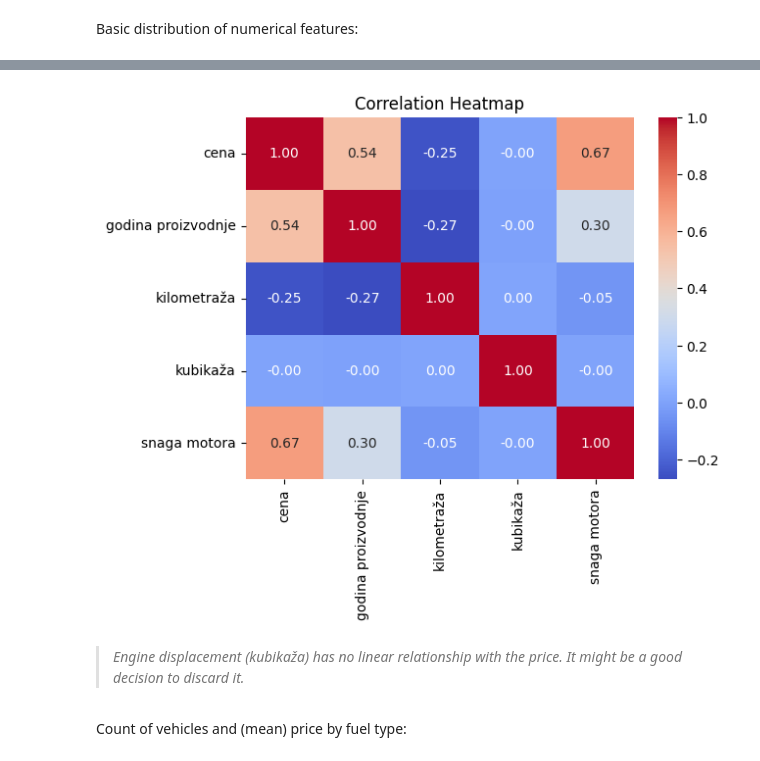
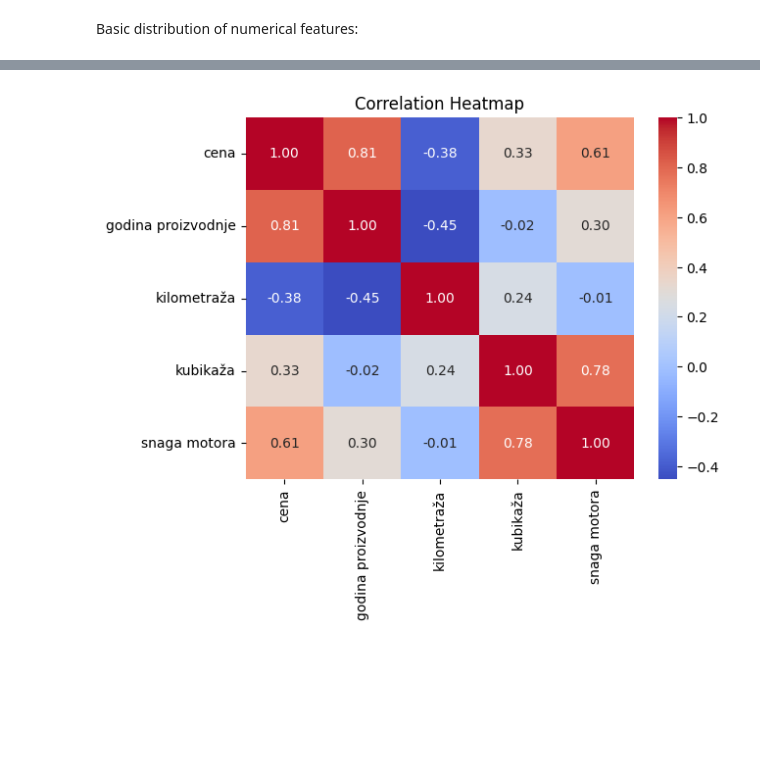
Before and after one commit to milsek/siap-projekat, a Jupyter notebook: explore.ipynb, the cells around one changed output, grey strips where cells are left out. Saved outputs shown, nothing was run; the diff lists cells and outputs as text; code cells hidden in the pictures; blank space fills up the shorter version.

```diff
--- a/explore.ipynb
+++ b/explore.ipynb
@@ -103,0 +111,6 @@ Correlation matrix:
+# %%
+threshold = 3
+df = df[np.abs(stats.zscore(df['cena'])) <= threshold]
+
+plt.hist(df['cena'], bins=50)
+plt.show()
@@ -103,0 +147,12 @@ Correlation matrix:
+# %%
+plt.hist(df['godina proizvodnje'], bins=100)
+plt.show()
+
+df_filtered = df[df['godina proizvodnje'] >= 1980]
+
+plt.hist(df_filtered['godina proizvodnje'], bins=45)
+plt.show()
+
+print("Removed %d vehicles." % (len(df) - len(df_filtered)))
+
+df = df_filtered
@@ -103,0 +163,12 @@ Correlation matrix:
+# %%
+plt.hist(df['kilometraža'], bins=100)
+plt.show()
+
+df_filtered = df[df['kilometraža'] < 500_000]
+
+plt.hist(df_filtered['kilometraža'], bins=45)
+plt.show()
+
+print("Removed %d vehicles." % (len(df) - len(df_filtered)))
+
+df = df_filtered
@@ -103,0 +179,5 @@ Correlation matrix:
+# %%
+numerical_features = ['cena', 'godina proizvodnje', 'kilometraža', 'kubikaža', 'snaga motora']
+df[numerical_features].hist(bins=45, figsize=(15, 10))
+plt.suptitle('Distribution of Numerical Features')
+plt.show()
@@ -104,14 +186,10 @@ Correlation matrix:
 # %%
-correlation_matrix = df[numerical_features].corr()
+correlation_matrix = df_filtered[numerical_features].corr()
 sns.heatmap(correlation_matrix, annot=True, cmap='coolwarm', fmt=".2f")
 plt.title('Correlation Heatmap')
 plt.show()
 # %% [output]
-[figure, old version]
+[figure, new version]
-# %% [markdown]
-> _Engine displacement (kubikaža) has no linear relationship with the price. It might be a good decision to discard it._
-# %% [markdown]
-Count of vehicles and (mean) price by fuel type:
 # %%
 plt.figure(figsize=(8,5))
 ax = sns.countplot(x='gorivo', data=df, width=0.7)
```
Also changed, not shown: parts of 26 cells of this notebook, 3 other files.
